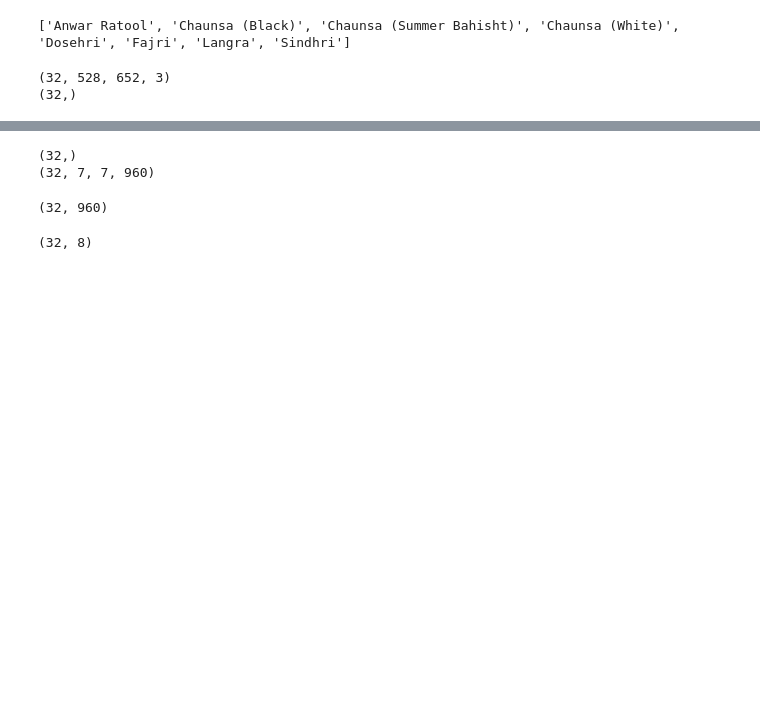
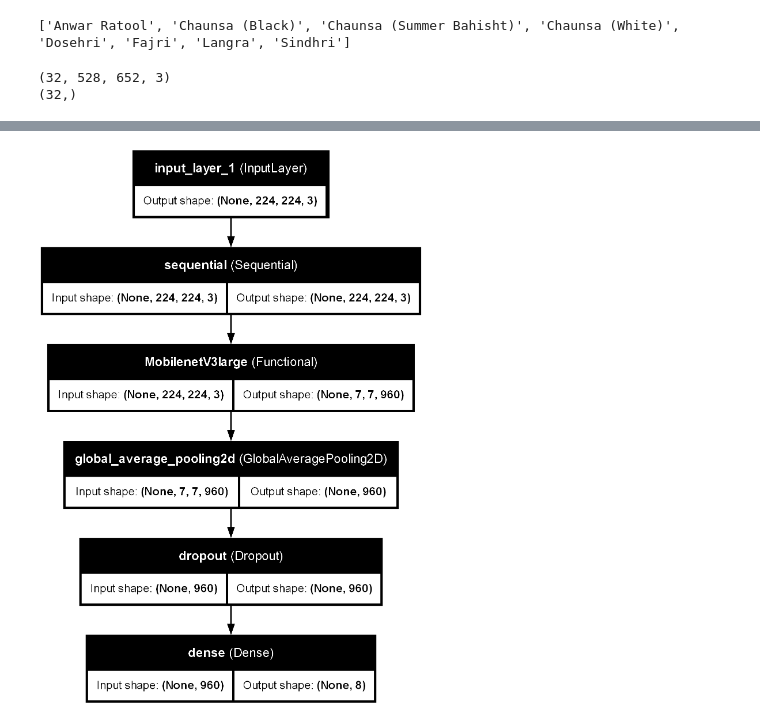
Before and after one commit to lmntrx-major/major_project, a Jupyter notebook: model.ipynb, the cells around one changed output, grey strips where cells are left out. Saved outputs shown, nothing was run; the diff lists cells and outputs as text; code cells hidden in the pictures; blank space fills up the shorter version.

Commit message:
MobileNetV3 Model

```diff
--- a/model.ipynb
+++ b/model.ipynb
@@ -91,23 +126,6 @@ base_model.trainable = False
-# %%
-image_batch, label_batch = next(iter(train_ds))
-print(label_batch.shape)
-feature_batch = base_model(image_batch)
-print(feature_batch.shape)
-# %% [output]
-(32,)
-(32, 7, 7, 960)
 # %%
 global_average_layer = tf.keras.layers.GlobalAveragePooling2D()
-feature_batch_average = global_average_layer(feature_batch)
-print(feature_batch_average.shape)
+prediction_layer = tf.keras.layers.Dense(8)
-# %% [output]
-(32, 960)
-# %%
-prediction_layer = tf.keras.layers.Dense(8)
-prediction_batch = prediction_layer(feature_batch_average)
-print(prediction_batch.shape)
-# %% [output]
-(32, 8)
 # %%
 inputs = tf.keras.Input(shape=(224, 224, 3))
 x = data_augmentation(inputs)
@@ -124,6 +142,10 @@ model.compile(
     loss=tf.keras.losses.SparseCategoricalCrossentropy(from_logits=True),
     metrics=['accuracy'],
 )
+# %%
+tf.keras.utils.plot_model(model, to_file='model.png', show_shapes=True, show_layer_names=True)
+# %% [output]
+[figure, added]
 # %%
 model.summary()
 # %% [output]
```
Also changed, not shown: parts of 12 cells of this notebook, 4 other files.
